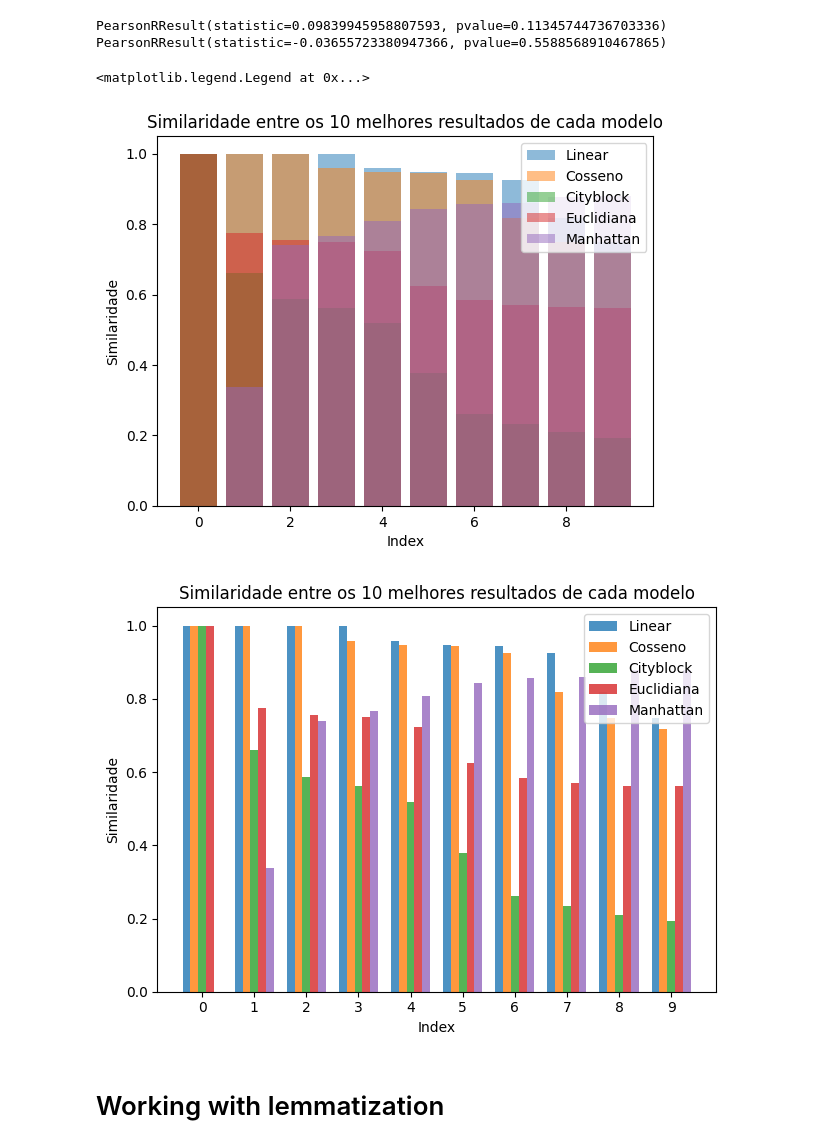
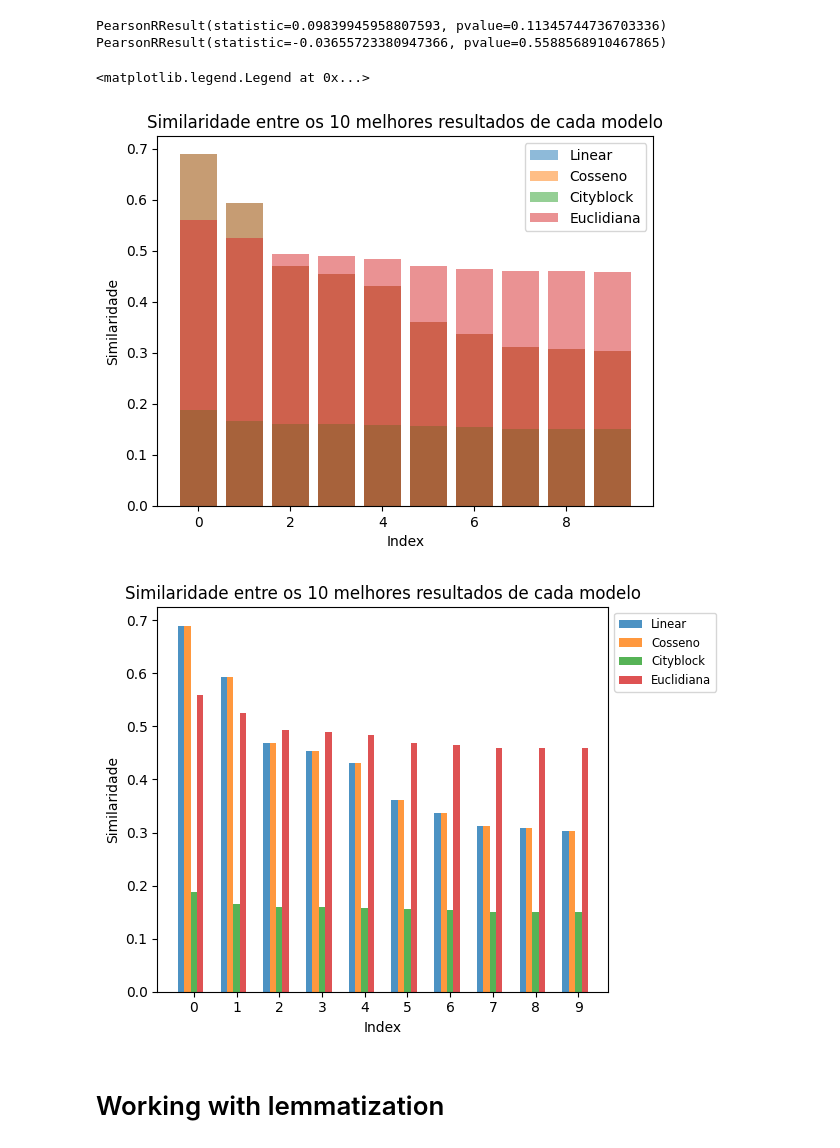
Before and after one commit to Gabrielgermanoo/nlp_research, a Jupyter notebook: pesquisa.ipynb, the cells around one changed output. Cells and saved outputs as stored; diff of their text form; code cells hidden in the pictures.

```diff
--- a/pesquisa.ipynb
+++ b/pesquisa.ipynb
@@ -213,6 +324,7 @@ similaridade_rbf = rbf_kernel(tfidf_matrix, tfidf_matrix)
 similaridades_rbf_set = set()
 
 for i in range(len(new_df)):
+    ano_evento = re.search(r'\d{4}', new_df['evento'].iloc[i]).group()[:4]
     similaridade_rbf[i, i] = 0  # Zerar a similaridade do documento com ele mesmo
     most_similar = np.argmax(similaridade_rbf[i])
     most_similar_value = similaridade_rbf[i, most_similar]
@@ -372,9 +469,18 @@ import numpy as np
 
 similaridade_euclidiana_set = set()
 
+euclidean_similar_df = pd.DataFrame()
+
 for i in range(len(new_df)):
+    ano_evento = re.search(r'\d{4}', new_df['evento'].iloc[i]).group()[:4]
     # Calcular a distância euclidiana na base de dados
     distancias_euclidianas = [euclidean(tfidf_matrix[i].toarray().flatten(), tfidf_matrix[j].toarray().flatten()) for j in range(len(new_df))]
+
+    # Verificar se o evento é do mesmo ano, caso seja, zerar a similaridade
+    for j in range(len(new_df)):
+        if re.search(r'\d{4}', new_df['evento'].iloc[j]).group()[:4] == ano_evento:
+            distancias_euclidianas[j] = np.inf
+
     # Zerar a distância para o próprio index para evitar auto-seleção
     distancias_euclidianas[i] = np.inf  # Usar np.inf para garantir que este valor seja o maior possível
 
@@ -386,6 +492,16 @@ for i in range(len(new_df)):
     most_similar_value = similaridades[most_similar_index]
     most_similar_text = new_df['no_stopwords'].iloc[most_similar_index]
 
+    new_row = pd.DataFrame({
+        'evento': [new_df['evento'].iloc[i]],
+        'descricao': [new_df['descricao'].iloc[i]],
+        'similar_event': [new_df['evento'].iloc[most_similar_index]],
+        'descricao_similar': [new_df['descricao'].iloc[most_similar_index]],
+        'similarity': [most_similar_value]
+    })
+
+    euclidean_similar_df = pd.concat([euclidean_similar_df, new_row], ignore_index=True)
+
     # Adicionar o valor de similaridade ao conjunto
     similaridade_euclidiana_set.add(most_similar_value)
 
@@ -413,0 +530,7 @@ Similaridade: 1.0
+# %%
+# Pegar os 10 melhores resultados de euclidiana
+best_result_euclidean = []
+copy_set = similaridade_euclidiana_set.copy()
+for i in range(10):
+    best_result_euclidean.append(max(copy_set))
+    copy_set.remove(max(copy_set))
@@ -444,8 +577,15 @@ import numpy as np
 similaridade_cityblock_set = set()
 
 for i in range(len(new_df)):
+    ano_evento = re.search(r'\d{4}', new_df['evento'].iloc[i]).group()[:4]
     # Calcular a distância de cityblock na base de dados
     distancias_cityblock = [cityblock(tfidf_matrix[i].toarray().flatten(), tfidf_matrix[j].toarray().flatten()) for j in range(len(new_df))]
+
+    # Verificar se o evento é do mesmo ano, caso seja, zerar a similaridade
+    for j in range(len(new_df)):
+        if re.search(r'\d{4}', new_df['evento'].iloc[j]).group()[:4] == ano_evento:
+            distancias_cityblock[j] = np.inf
+
     # Zerar a distância para o próprio index para evitar auto-seleção
     distancias_cityblock[i] = np.inf  # Usar np.inf para garantir que este valor seja o maior possível
 
@@ -542,7 +682,6 @@ plt.bar(range(10), best_result_linear, alpha=0.5, label='Linear')
 plt.bar(range(10), best_result_cosine, alpha=0.5, label='Cosseno')
 plt.bar(range(10), best_results_cityblock, alpha=0.5, label='Cityblock')
 plt.bar(range(10), best_results_euclidean, alpha=0.5, label='Euclidiana')
-plt.bar(range(10), best_results_manhattan, alpha=0.5, label='Manhattan')
 plt.xlabel('Index')
 # add subtitle
 plt.ylabel('Similaridade')
@@ -550,40 +689,39 @@ plt.title('Similaridade entre os 10 melhores resultados de cada modelo')
 plt.legend()
 # %% [output]
 <matplotlib.legend.Legend at 0x...>
-[figure, old version]
+[figure, new version]
 # %%
 import numpy as np
 import matplotlib.pyplot as plt
 
 # Número de grupos de barras
 n_groups = 10
 
 # Cria um array com as posições dos índices dos grupos
 index = np.arange(n_groups)
 
 # Largura das barras
 bar_width = 0.15
 
 # Opacidade das barras
 opacity = 0.8
 
 # Plotando as barras
 plt.bar(index, best_result_linear, bar_width, alpha=opacity, label='Linear')
 plt.bar(index + bar_width, best_result_cosine, bar_width, alpha=opacity, label='Cosseno')
 plt.bar(index + 2*bar_width, best_results_cityblock, bar_width, alpha=opacity, label='Cityblock')
 plt.bar(index + 3*bar_width, best_results_euclidean, bar_width, alpha=opacity, label='Euclidiana')
-plt.bar(index + 4*bar_width, best_results_manhattan, bar_width, alpha=opacity, label='Manhattan')
 
 plt.xlabel('Index')
 plt.ylabel('Similaridade')
 plt.title('Similaridade entre os 10 melhores resultados de cada modelo')
 plt.xticks(index + 2*bar_width, range(10))
 plt.legend(fontsize='small', loc='upper left', bbox_to_anchor=(1, 1))
 
 plt.tight_layout()
 plt.show()
 # %% [output]
-[figure, old version]
+[figure, new version]
 # %% [markdown]
 # Working with lemmatization
 # %%
```
Also changed, not shown: parts of 25 cells of this notebook, 2 other files.
